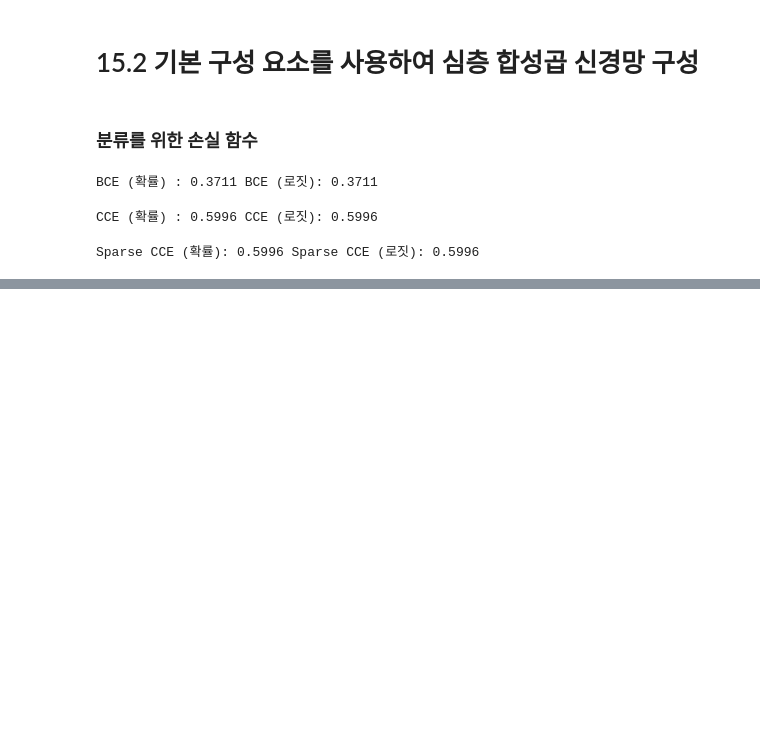
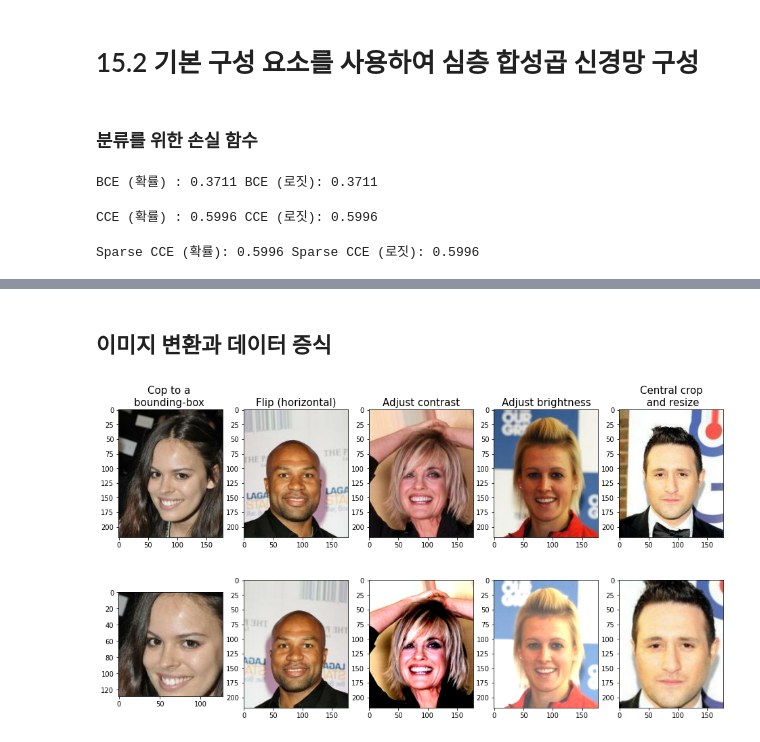
Before and after one commit to Soy0ungPark/study_mldl, a Jupyter notebook: 15_textbook.ipynb, the cells around one changed output, grey strips where cells are left out. Saved outputs shown, nothing was run; the diff lists cells and outputs as text; code cells hidden in the pictures; blank space fills up the shorter version.

```diff
--- a/15_textbook.ipynb
+++ b/15_textbook.ipynb
@@ -131,0 +293,17 @@ Sparse CCE (확률): 0.5996 Sparse CCE (로짓): 0.5996
+# %%
+import tensorflow as tf
+import tensorflow_datasets as tfds
+
+celeba_bldr = tfds.builder('celeb_a')
+celeba_bldr.download_and_prepare()
+celeba = celeba_bldr.as_dataset(shuffle_files = False)
+celeba_train = celeba['train']
+celeba_valid = celeba['validation']
+celeba_test = celeba['test']
+
+
+def count_items(ds):
+  n = 0
+  for _ in ds:
+    n +=1
+  return n
@@ -131,0 +324,59 @@ Sparse CCE (확률): 0.5996 Sparse CCE (로짓): 0.5996
+# %% [markdown]
+## 이미지 변환과 데이터 증식
+# %%
+import matplotlib.pyplot as plt
+
+# 다섯개의 샘플 가져오기
+examples =[]
+
+for example in celeba_train.take(5):
+  examples.append(example['image'])
+fig = plt.figure(figsize=(16, 8.5))
+
+## 1열 : 바운딩 박스로 자르기
+ax = fig.add_subplot(2, 5, 1)
+ax.set_title('Cop to a \nbounding-box ', size=15)
+ax.imshow(examples[0])
+ax = fig.add_subplot(2, 5, 6)
+img_cropped = tf.image.crop_to_bounding_box(
+    examples[0], 50, 20,128, 128)
+
+ax.imshow(img_cropped)
+
+## 2열 : 수평으로 뒤집기
+ax= fig.add_subplot(2, 5, 2)
+ax.set_title('Flip (horizontal)', size=15)
+ax.imshow(examples[1])
+ax = fig.add_subplot(2, 5, 7)
+img_flipped = tf.image.flip_left_right(examples[1])
+ax.imshow(img_flipped)
+ax = fig.add_subplot(2, 5, 3)
+ax.set_title('Adjust contrast', size=15)
+ax.imshow(examples[2])
+ax = fig.add_subplot(2, 5, 8)
+img_adj_contrast = tf.image.adjust_contrast(examples[2], contrast_factor=2)
+ax.imshow(img_adj_contrast)
+
+## 4열 : 명도 조정
+ax= fig.add_subplot(2, 5, 4)
+ax.set_title('Adjust brightness', size=15)
+ax.imshow(examples[3])
+ax = fig.add_subplot(2, 5, 9)
+img_adj_brightness = tf.image.adjust_brightness(
+    examples[3], delta=0.3)
+ax.imshow(img_adj_brightness)
+
+## 5열 : 이미지 중앙 자르기
+ax = fig.add_subplot(2, 5, 5)
+ax.set_title('Central crop\n and resize', size=15)
+ax.imshow(examples[4])
+ax = fig.add_subplot(2, 5, 10)
+img_center_crop = tf.image.central_crop(
+    examples[4], 0.7)
+
+img_resized = tf.image.resize(
+    img_center_crop, size=(218, 178))
+ax.imshow(img_resized.numpy().astype('uint8'))
+plt.show()
+# %% [output]
+[figure, added]
```
Also changed, not shown: parts of 30 cells of this notebook.
